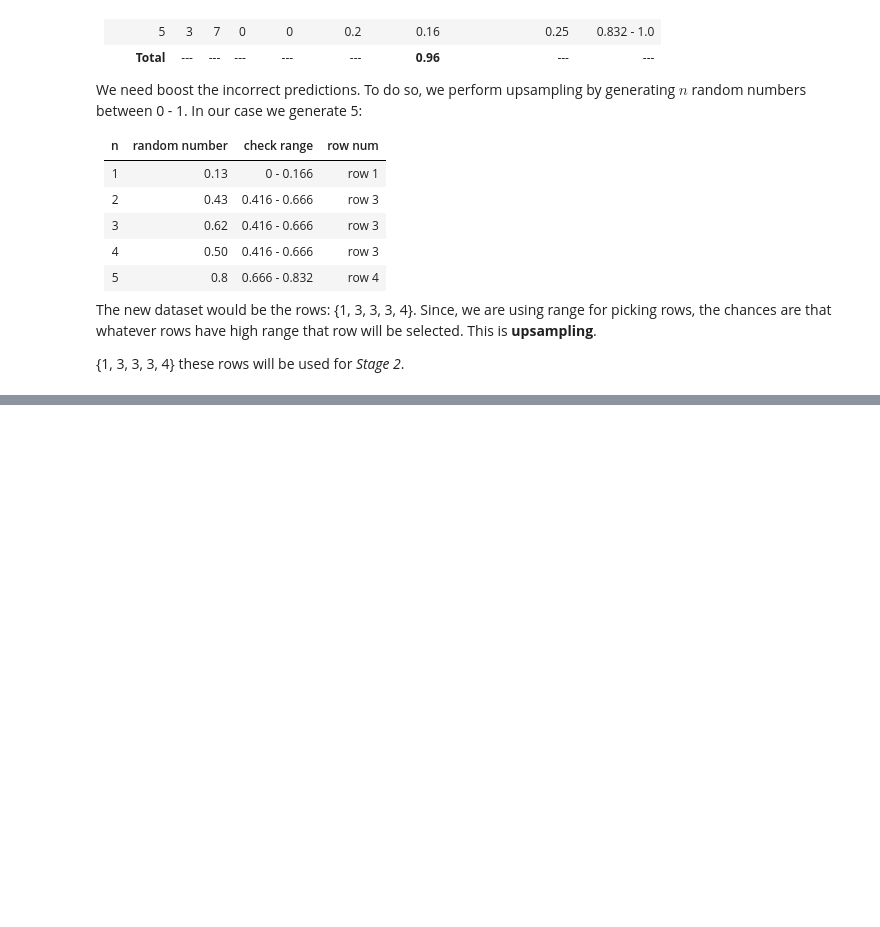
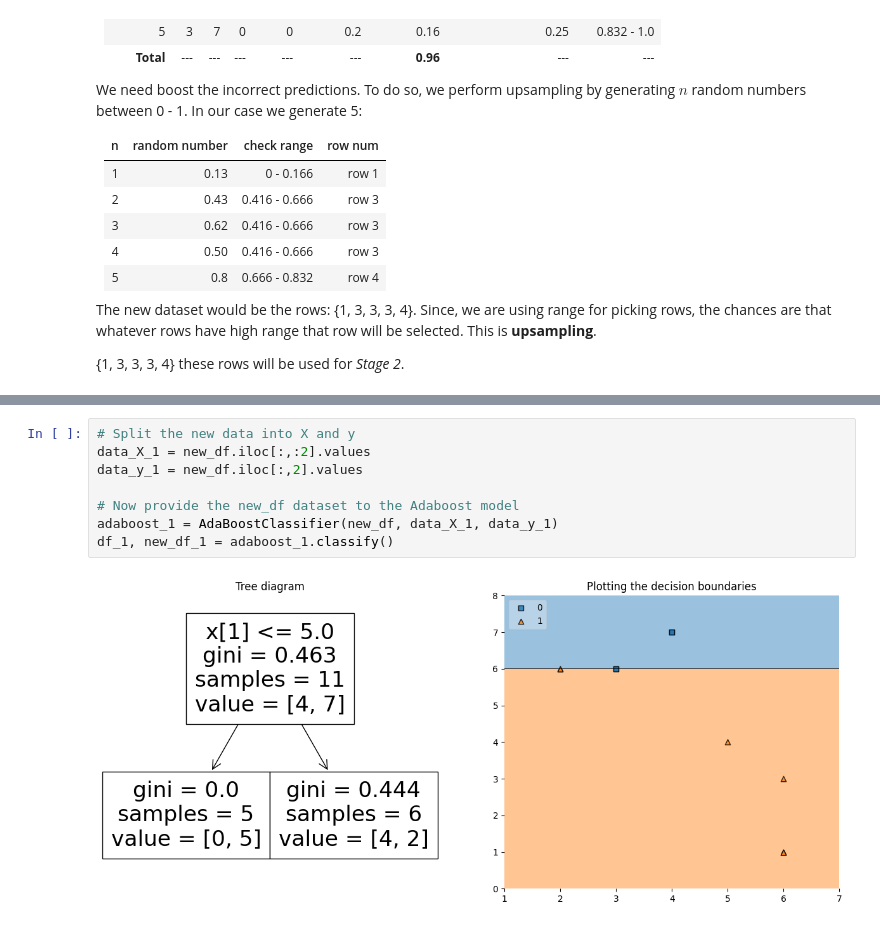
Before and after one commit to krutika-shimpi/MACHINE_LEARNING_MODELS, a Jupyter notebook: 08_EnsembleLearning/ML_ALGO_08_EnsembleLearning.ipynb, the cells around one changed output, grey strips where cells are left out. Cells and saved outputs as stored; diff of their text form; blank space fills up the shorter version.

```diff
--- a/08_EnsembleLearning/ML_ALGO_08_EnsembleLearning.ipynb
+++ b/08_EnsembleLearning/ML_ALGO_08_EnsembleLearning.ipynb
@@ -600,0 +772,10 @@ The new dataset would be the rows: {1, 3, 3, 3, 4}. Since, we are using range fo
+# %%
+# Split the new data into X and y
+data_X_1 = new_df.iloc[:,:2].values
+data_y_1 = new_df.iloc[:,2].values
+
+# Now provide the new_df dataset to the Adaboost model
+adaboost_1 = AdaBoostClassifier(new_df, data_X_1, data_y_1)
+df_1, new_df_1 = adaboost_1.classify()
+# %% [output]
+[figure, added]
```
Also changed, not shown: parts of 10 cells of this notebook.
